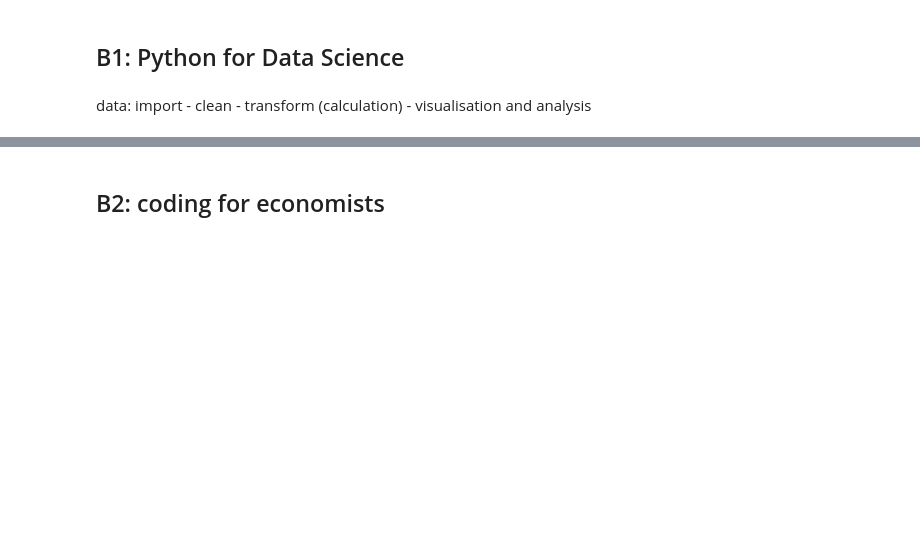
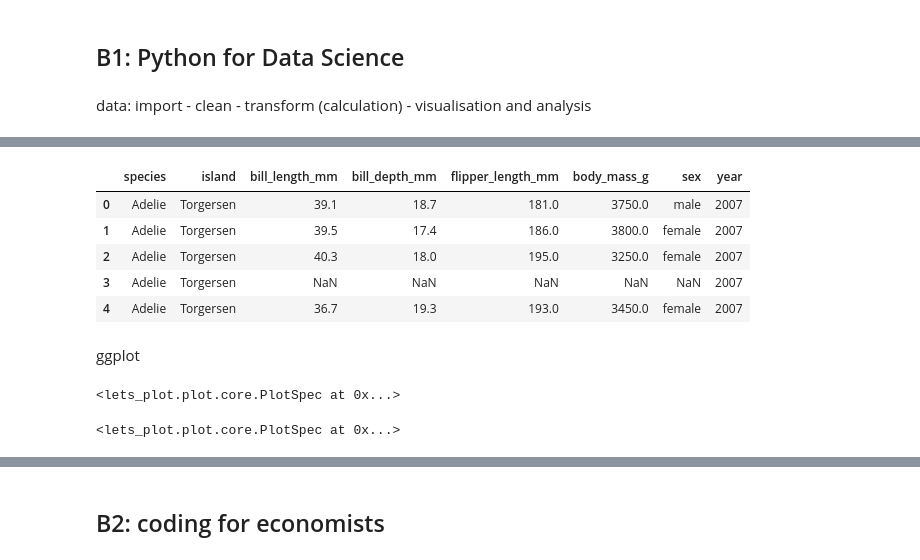
Before and after one commit to YG-ML-DS/Colab, a Jupyter notebook: Py_test.ipynb, the cells around one changed output, grey strips where cells are left out. Cells and saved outputs as stored; diff of their text form; code cells hidden in the pictures; blank space fills up the shorter version.

```diff
--- a/Py_test.ipynb
+++ b/Py_test.ipynb
@@ -171,0 +218,44 @@ data: import - clean - transform (calculation) - visualisation and analysis
+# %%
+ penguins = load_penguins() # name var
+ penguins.head() # list first few
+# %% [output]
+|  | species | island | bill_length_mm | bill_depth_mm | flipper_length_mm | body_mass_g | sex | year |
+| 0 | Adelie | Torgersen | 39.1 | 18.7 | 181.0 | 3750.0 | male | 2007 |
+| 1 | Adelie | Torgersen | 39.5 | 17.4 | 186.0 | 3800.0 | female | 2007 |
+| 2 | Adelie | Torgersen | 40.3 | 18.0 | 195.0 | 3250.0 | female | 2007 |
+| 3 | Adelie | Torgersen | NaN | NaN | NaN | NaN | NaN | 2007 |
+| 4 | Adelie | Torgersen | 36.7 | 19.3 | 193.0 | 3450.0 | female | 2007 |
+# %% [markdown]
+ggplot
+# %%
+(
+    ggplot(data=penguins, mapping = aes(x = "flipper_length_mm", y = "body_mass_g", color = "species"))
++ geom_point()
++ geom_smooth(method="lm")
+)
+
+# ggplot layerby layer priority
+# mapping = aes(): define x and y. and other data chatacters
+# geom:  _point defines the format of the chart, _smooth defines smooth line
+# ... then use bracket to include both
+# %% [output]
+<lets_plot.plot.core.PlotSpec at 0x...>
+# %%
+(
+    ggplot(data=penguins, mapping=aes(x="flipper_length_mm", y = "body_mass_g"))
+    + geom_point(mapping=aes(color = "species", shape = "species"))
+    + geom_smooth(method="lm")
+    + labs(
+        title = "Body mass and flipper lenth relationship",
+        subtitle = "Regarding species",
+        x = "flipper length (mm)",
+        y = "body mass (g)",
+        color = "Species",
+        shape = "Species"
+    )
+)
+
+# downgrade color, then we have only 1 smooth line
+# labs() defines label
+# %% [output]
+<lets_plot.plot.core.PlotSpec at 0x...>
```
Also changed, not shown: parts of 7 cells of this notebook.
